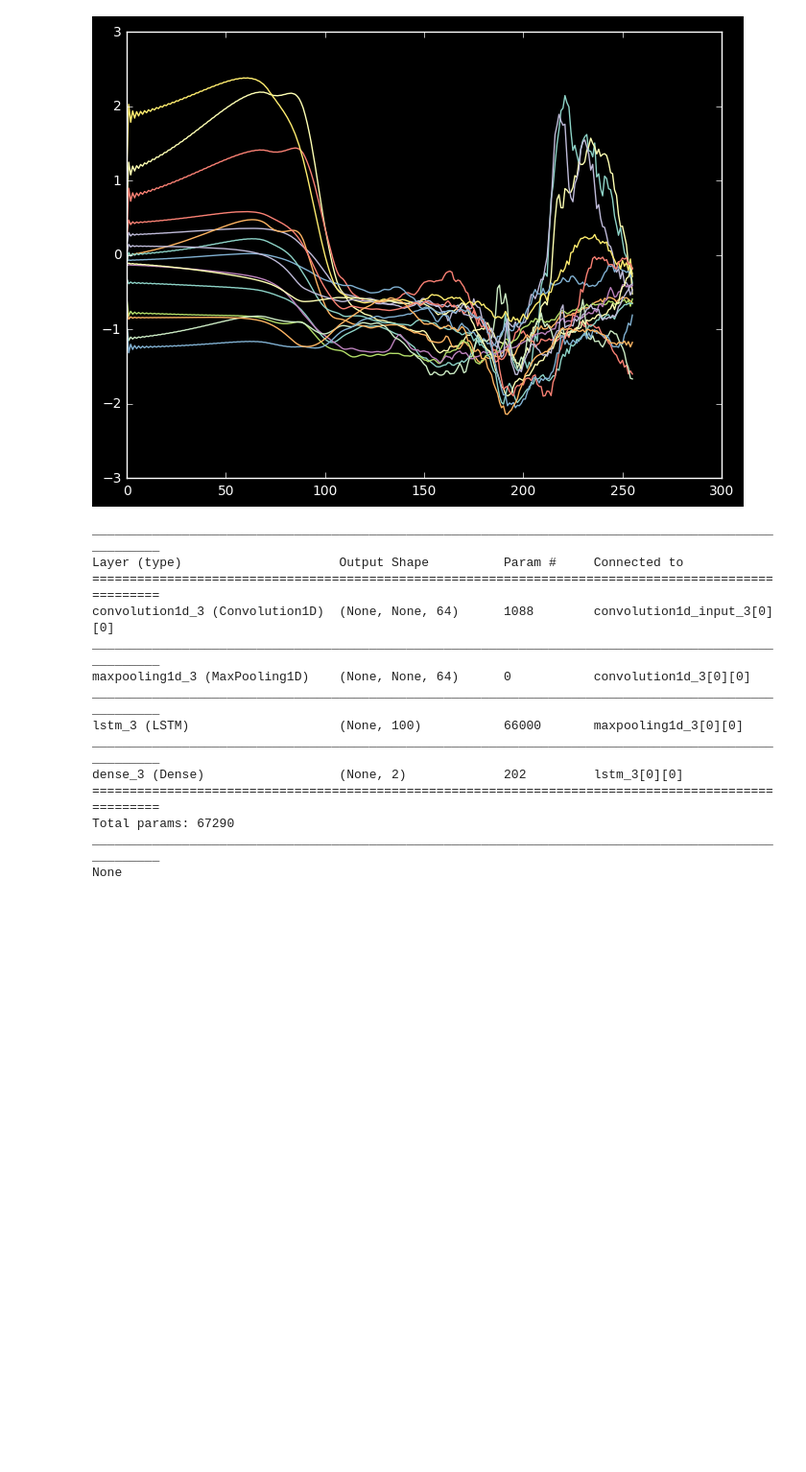
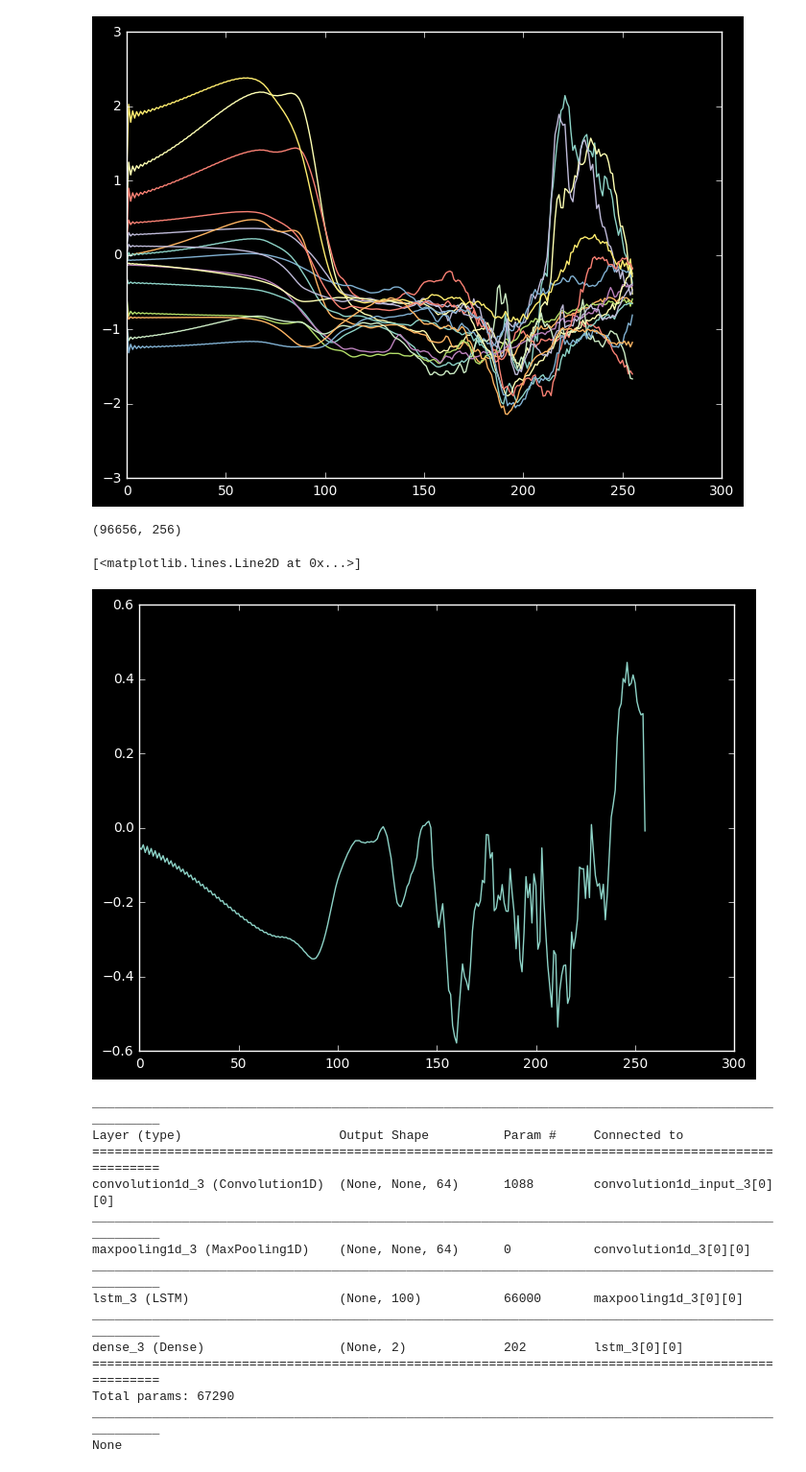
Before and after one commit to xkortex/eeg_seizure_prediction, a Jupyter notebook: autoencoder01.ipynb, the cells around one changed output. Shown at 96% size. Cells and saved outputs as stored; diff of their text form; code cells hidden in the pictures; blank space fills up the shorter version.

```diff
--- a/autoencoder01.ipynb
+++ b/autoencoder01.ipynb
@@ -74,4 +70,19 @@ plt.plot(ds[0])
 # %% [output]
 ''
 [figure]
+# %%
+# ds2 = ds.reshape(ds.shape[0], -1)
+# ds2 = ds.reshape(ds.shape[0]*16, -1)
+ds2 = []
+for i in range(16):
+    ds2.append( ds[:,:,i])
+ds2 = np.concatenate(ds2, axis=0)
+ds2.shape
+# %% [output]
+(96656, 256)
+# %%
+plt.plot(ds2[1000])
+# %% [output]
+[<matplotlib.lines.Line2D at 0x...>]
+[figure, added]
 # %%
```
Also changed, not shown: parts of 13 cells of this notebook, 2 other files.
